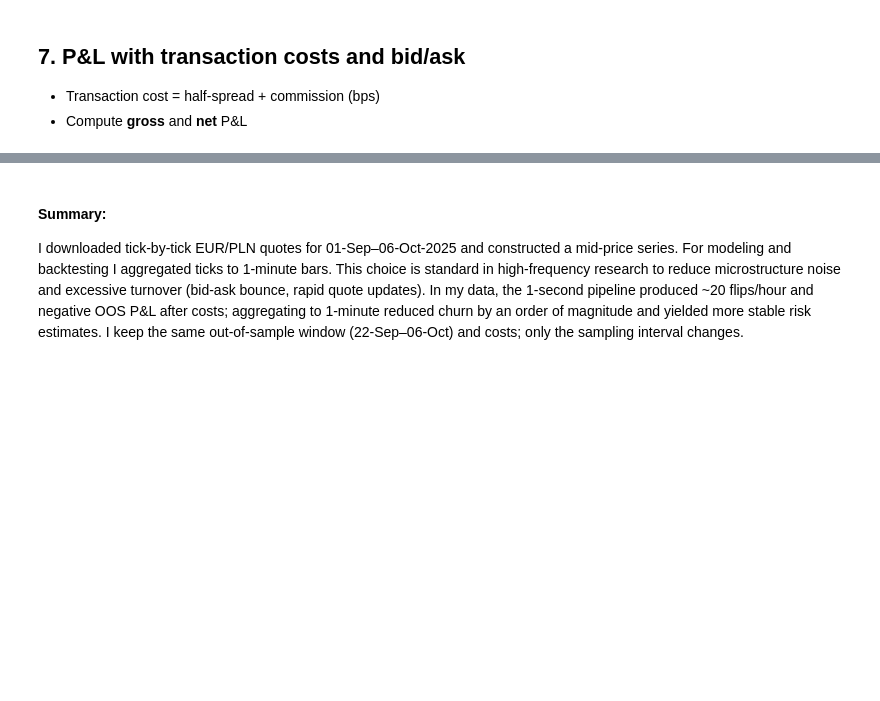
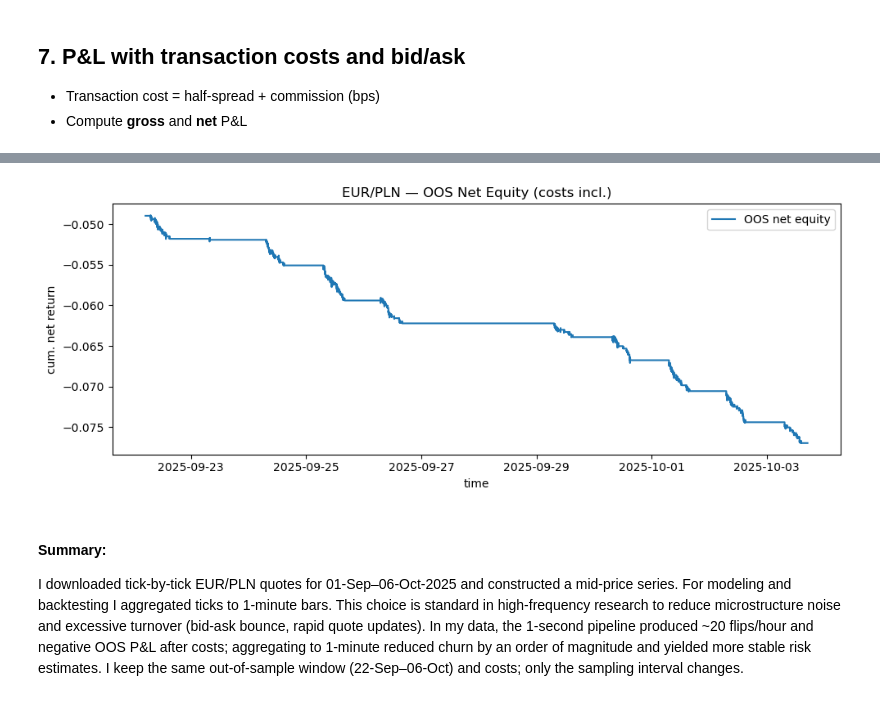
Before and after one commit to Paula-gwn/Applied_finance, a Jupyter notebook: eurpln_double_vol_breakout-Copy1.ipynb, the cells around one changed output, grey strips where cells are left out. Cells and saved outputs as stored; diff of their text form; code cells hidden in the pictures; blank space fills up the shorter version.

```diff
--- a/eurpln_double_vol_breakout-Copy1.ipynb
+++ b/eurpln_double_vol_breakout-Copy1.ipynb
@@ -786,0 +821,18 @@ Total flips: 5 | flips/hour: 4.17
+# %%
+# win rate (gross, no costs) on OOS window
+OOS_START = pd.Timestamp('2025-09-22', tz='UTC')
+OOS_END   = pd.Timestamp('2025-10-06', tz='UTC')
+oos = s1[(s1["time"]>=OOS_START) & (s1["time"]<OOS_END)].copy()
+
+ret1 = np.log(oos["mid"]).diff().shift(-1)      # next bar log return
+side = np.sign(oos["pos"])                      # trade direction (signed size ignored)
+m = side!=0
+
+gross_hit = np.sign(ret1.loc[m]) == side.loc[m]
+print(f"OOS trades: {m.sum()} | gross hit-rate: {gross_hit.mean():.3f}")
+
+# average |signal| at entry vs spread hurdle
+entered = (oos["pos_dir"]!=0) & (oos["pos_dir"].shift()==0)
+hs = (oos["ask"]-oos["bid"])/(2*oos["mid"])
+print("avg |signal|/mid at entry:", (oos.loc[entered,"signal"].abs()/oos.loc[entered,"mid"]).mean())
+print("avg hurdle (SPREAD_MULT*hs):", (SPREAD_MULT*hs.loc[entered]).mean())
@@ -861,0 +959,79 @@ OOS net Sharpe: -410.22 | OOS net P&L: -0.008667
+# %%
+# --- Step 7: P&L with transaction costs, IS/OOS split ---
+
+# Safety: make sure time is tz-aware UTC and sorted
+s1 = s1.copy()
+if not pd.api.types.is_datetime64_any_dtype(s1["time"]):
+    s1["time"] = pd.to_datetime(s1["time"], utc=True, errors="coerce")
+elif not pd.api.types.is_datetime64tz_dtype(s1["time"]):
+    s1["time"] = s1["time"].dt.tz_localize("UTC")
+else:
+    s1["time"] = s1["time"].dt.tz_convert("UTC")
+s1 = s1.dropna(subset=["time"]).sort_values("time").reset_index(drop=True)
+
+# --- knobs (adjusted to my venue/cost model) ---
+commission_bps = 0.00005    # 0.5 bps one-way (0.00005 = 0.5 * 1e-4)
+slippage_bps   = 0.00010    # 1.0 bps one-way to buffer microstructure noise
+# -----------------------------------------------
+
+# Execute next bar at market (use bid/ask for realistic slippage)
+s1["pos_exec"] = s1["pos"].shift().fillna(0.0)         # position held during bar t
+
+# mid log return (no look-ahead)
+ret = np.log(s1["mid"]).diff().fillna(0.0)
+
+# Gross P&L (per bar, in return space)
+gross_dpnl = s1["pos_exec"] * ret
+
+# Trading cost model
+#  - half_spread in *price* units; divide by mid to express as return
+half_spread_ret = ((s1["ask"] - s1["bid"]) / 2.0) / s1["mid"]
+
+# side changes (entries/exits) — charge costs on changes in position
+delta_pos = s1["pos_exec"].diff().fillna(0.0)
+
+# Commission + “extra” slippage in return space, both per trade (one-way)
+# Absolute since we pay costs regardless of direction
+trade_cost = (
+    np.abs(delta_pos) * (half_spread_ret + commission_bps + slippage_bps)
+).fillna(0.0)
+
+# Net per-bar P&L in return space
+net_dpnl = gross_dpnl - trade_cost
+
+# Cumulate to equity curves (in return space; think log-wealth approximation)
+s1["gross_equity"] = gross_dpnl.cumsum()
+s1["net_equity"]   = net_dpnl.cumsum()
+
+# ---- IS / OOS masks (use your OOS_START / OOS_END already defined) ---
+is_mask  = (s1["time"] >= s1["time"].min()) & (s1["time"] < OOS_START)
+oos_mask = (s1["time"] >= OOS_START) & (s1["time"] < OOS_END)
+
+# Annualization based on sampling
+if isinstance(RESAMPLE, str) and RESAMPLE.lower() == "1s":
+    bars_per_year = 252*24*60*60  # ~ seconds per trading year (rough)
+else:
+    bars_per_year = 252*24*60     # 1-minute bars approx (adjust if you changed RESAMPLE)
+
+SQRT_ANNUAL = np.sqrt(bars_per_year)
+
+def ann_sharpe(x: pd.Series) -> float:
+    m, sd = x.mean(), x.std(ddof=1)
+    return (m / sd)*SQRT_ANNUAL if sd > 0 else np.nan
+
+IS_sharpe  = ann_sharpe(net_dpnl.loc[is_mask])
+OOS_sharpe = ann_sharpe(net_dpnl.loc[oos_mask])
+
+IS_pnl  = net_dpnl.loc[is_mask].sum()
+OOS_pnl = net_dpnl.loc[oos_mask].sum()
+
+print(f"IS  net Sharpe: {IS_sharpe: .2f} | IS  net P&L: {IS_pnl: .6f}")
+print(f"OOS net Sharpe: {OOS_sharpe: .2f} | OOS net P&L: {OOS_pnl: .6f}")
+
+# ---- quick plot: OOS net equity ----
+plt.figure(figsize=(10,4))
+plt.plot(s1.loc[oos_mask, "time"], s1.loc[oos_mask, "net_equity"], label="OOS net equity")
+plt.title("EUR/PLN — OOS Net Equity (costs incl.)")
+plt.xlabel("time"); plt.ylabel("cum. net return")
+plt.legend(); plt.tight_layout(); plt.show()
+# %% [output]
@@ -862,3 +1040,4 @@ OOS net Sharpe: -410.22 | OOS net P&L: -0.008667
+[figure, added]
 # %% [markdown]
 #### Summary:
 I downloaded tick-by-tick EUR/PLN quotes for 01-Sep–06-Oct-2025 and constructed a mid-price series. For modeling and backtesting I aggregated ticks to 1-minute bars. This choice is standard in high-frequency research to reduce microstructure noise and excessive turnover (bid-ask bounce, rapid quote updates). In my data, the 1-second pipeline produced ~20 flips/hour and negative OOS P&L after costs; aggregating to 1-minute reduced churn by an order of magnitude and yielded more stable risk estimates. I keep the same out-of-sample window (22-Sep–06-Oct) and costs; only the sampling interval changes.
```
Also changed, not shown: parts of 21 cells of this notebook, 1 other file.
